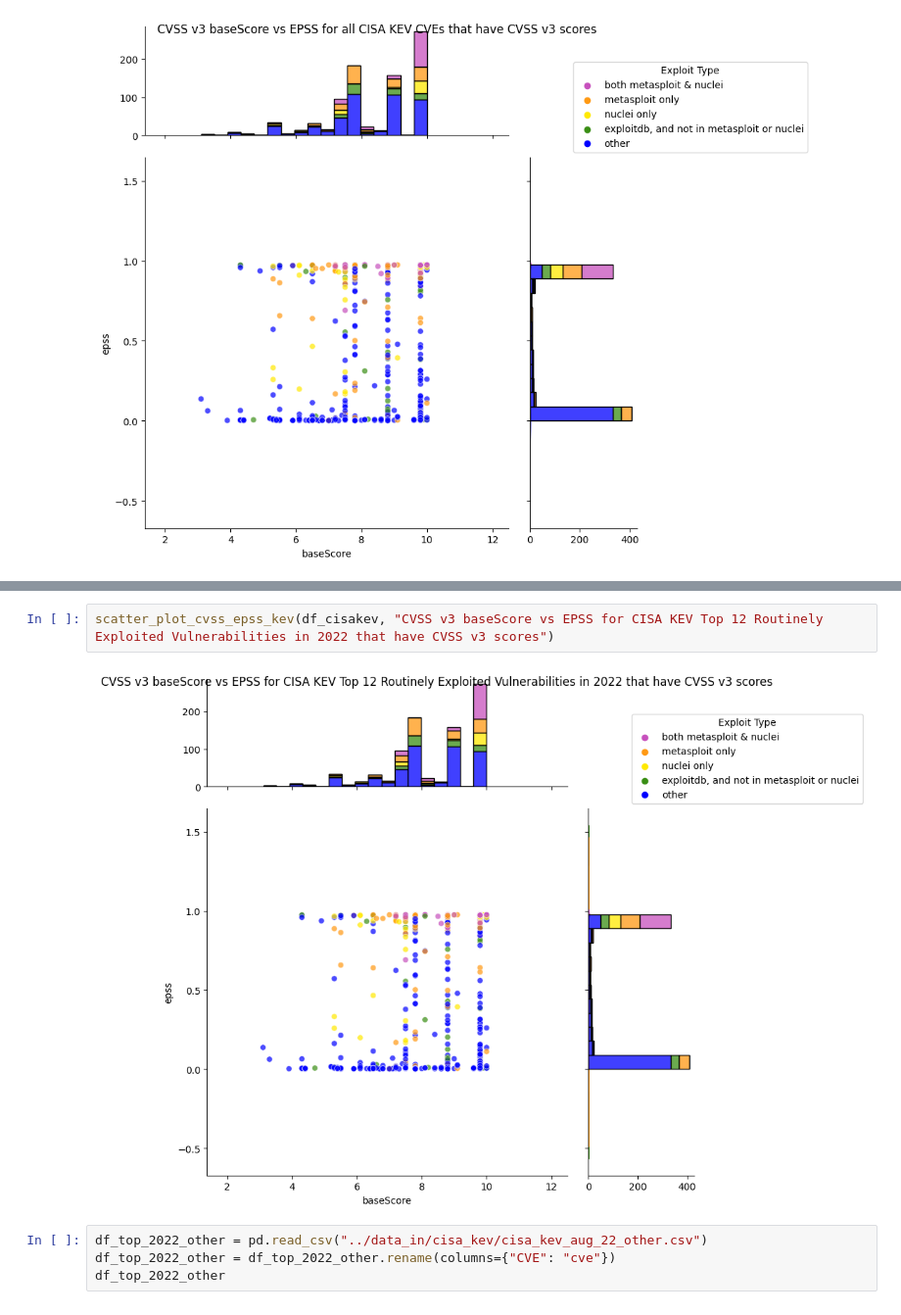
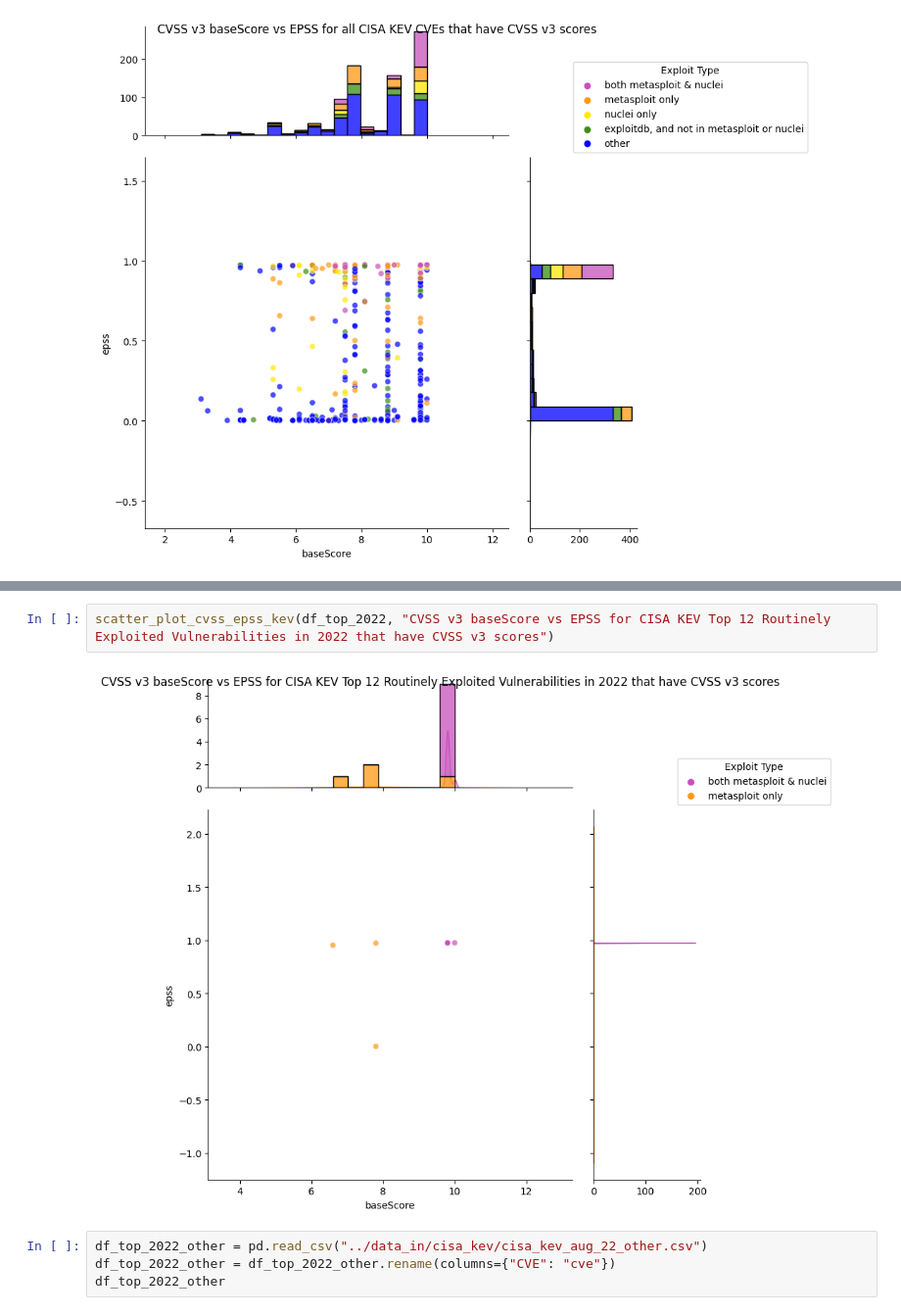
Before and after one commit to RiskBasedPrioritization/RiskBasedPrioritizationAnalysis, a Jupyter notebook: analysis/kev_epss_cvss.ipynb, the cells around one changed output, grey strips where cells are left out. Shown at 98% size. Drawn from its saved outputs; the diff is of its cells as text.

Commit message:
show top12, remove space from cisa_kev_aug_22_top12

```diff
--- a/analysis/kev_epss_cvss.ipynb
+++ b/analysis/kev_epss_cvss.ipynb
@@ -203,9 +203,9 @@ df_top_2022
 | 11 | CVE-2022-26134 | Atlassian | Confluence Server and Data Center | RCE | CWE-74 Improper Neutralization of... | 9.8 | LOW | NETWORK | ... |
 12 rows × 22 columns
 # %%
-scatter_plot_cvss_epss_kev(df_cisakev, "CVSS v3 baseScore vs EPSS for CISA KEV Top 12 Routinely Exploited Vulnerabilities in 2022 that have CVSS v3 scores")
+scatter_plot_cvss_epss_kev(df_top_2022, "CVSS v3 baseScore vs EPSS for CISA KEV Top 12 Routinely Exploited Vulnerabilities in 2022 that have CVSS v3 scores")
 # %% [output]
-[figure, old version]
+[figure, new version]
 # %%
 df_top_2022_other = pd.read_csv("../data_in/cisa_kev/cisa_kev_aug_22_other.csv")
 df_top_2022_other = df_top_2022_other.rename(columns={"CVE": "cve"})
```
Also changed, not shown: parts of 2 cells of this notebook, 1 other file.
